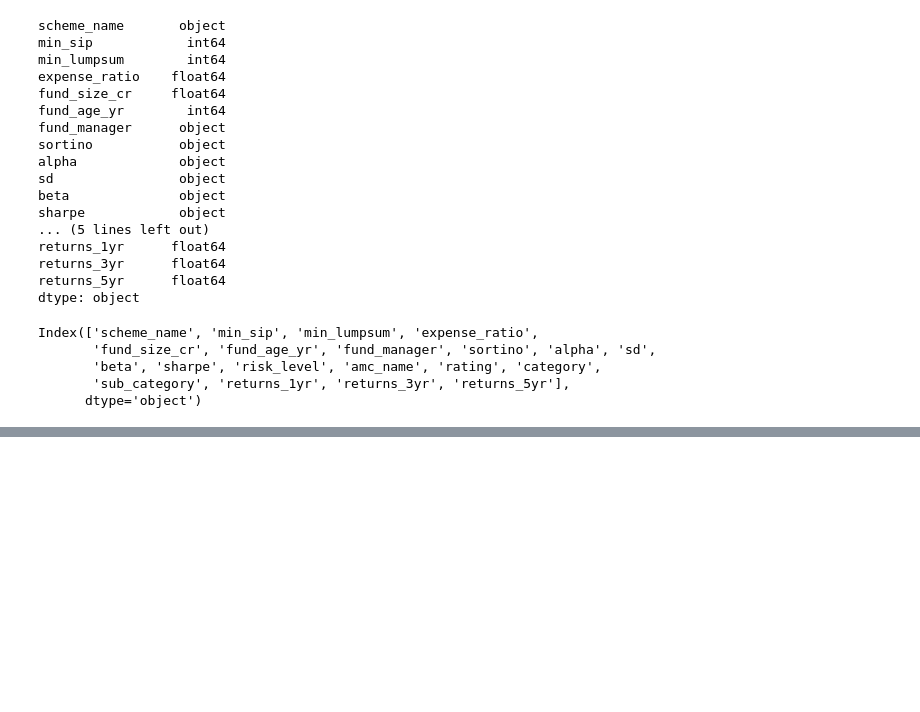
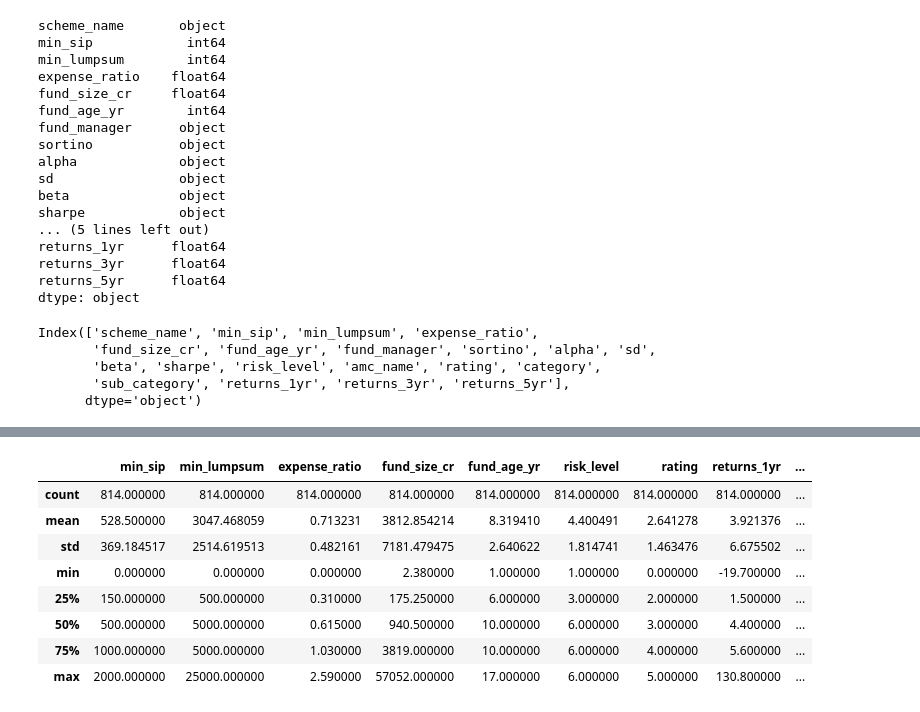
Before and after one commit to Zuhebkhan10/Mutual-Funds_Analysis, a Jupyter notebook: mutual-funds_analysis.ipynb, the cells around one changed output, grey strips where cells are left out. Drawn from its saved outputs; the diff is of its cells as text; code cells hidden in the pictures; blank space fills up the shorter version.

```diff
--- a/mutual-funds_analysis.ipynb
+++ b/mutual-funds_analysis.ipynb
@@ -51,0 +77,12 @@ Index(['scheme_name', 'min_sip', 'min_lumpsum', 'expense_ratio',
+# %%
+df.describe()
+# %% [output]
+|  | min_sip | min_lumpsum | expense_ratio | fund_size_cr | fund_age_yr | risk_level | rating | returns_1yr | ... |
+| count | 814.000000 | 814.000000 | 814.000000 | 814.000000 | 814.000000 | 814.000000 | 814.000000 | 814.000000 | ... |
+| mean | 528.500000 | 3047.468059 | 0.713231 | 3812.854214 | 8.319410 | 4.400491 | 2.641278 | 3.921376 | ... |
+| std | 369.184517 | 2514.619513 | 0.482161 | 7181.479475 | 2.640622 | 1.814741 | 1.463476 | 6.675502 | ... |
+| min | 0.000000 | 0.000000 | 0.000000 | 2.380000 | 1.000000 | 1.000000 | 0.000000 | -19.700000 | ... |
+| 25% | 150.000000 | 500.000000 | 0.310000 | 175.250000 | 6.000000 | 3.000000 | 2.000000 | 1.500000 | ... |
+| 50% | 500.000000 | 5000.000000 | 0.615000 | 940.500000 | 10.000000 | 6.000000 | 3.000000 | 4.400000 | ... |
+| 75% | 1000.000000 | 5000.000000 | 1.030000 | 3819.000000 | 10.000000 | 6.000000 | 4.000000 | 5.600000 | ... |
+| max | 2000.000000 | 25000.000000 | 2.590000 | 57052.000000 | 17.000000 | 6.000000 | 5.000000 | 130.800000 | ... |
```
Also changed, not shown: parts of 28 cells of this notebook.
